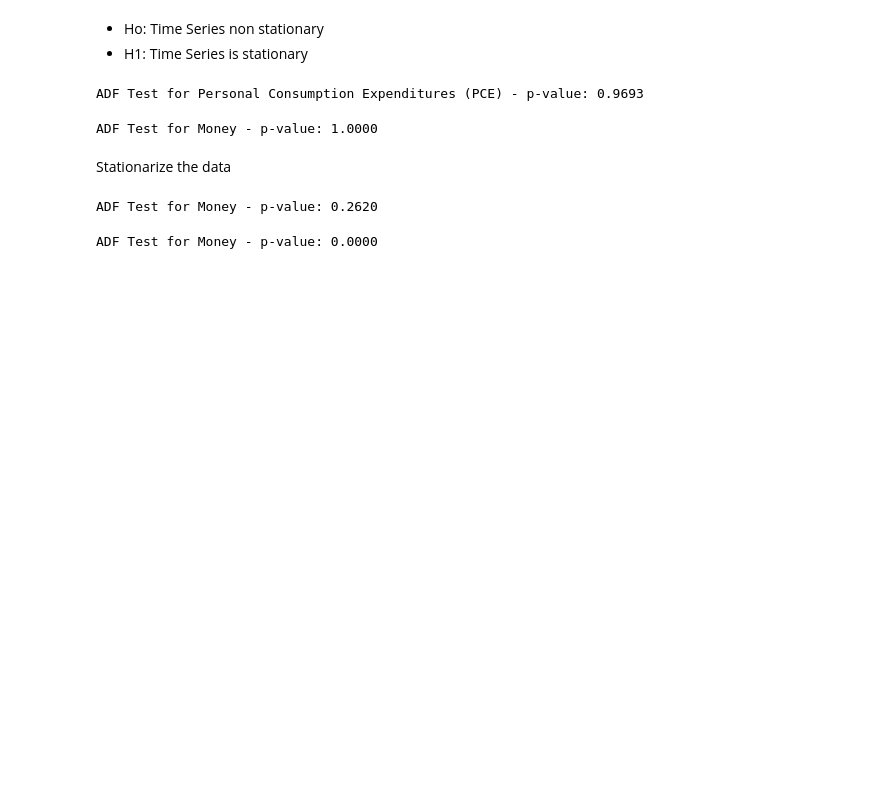
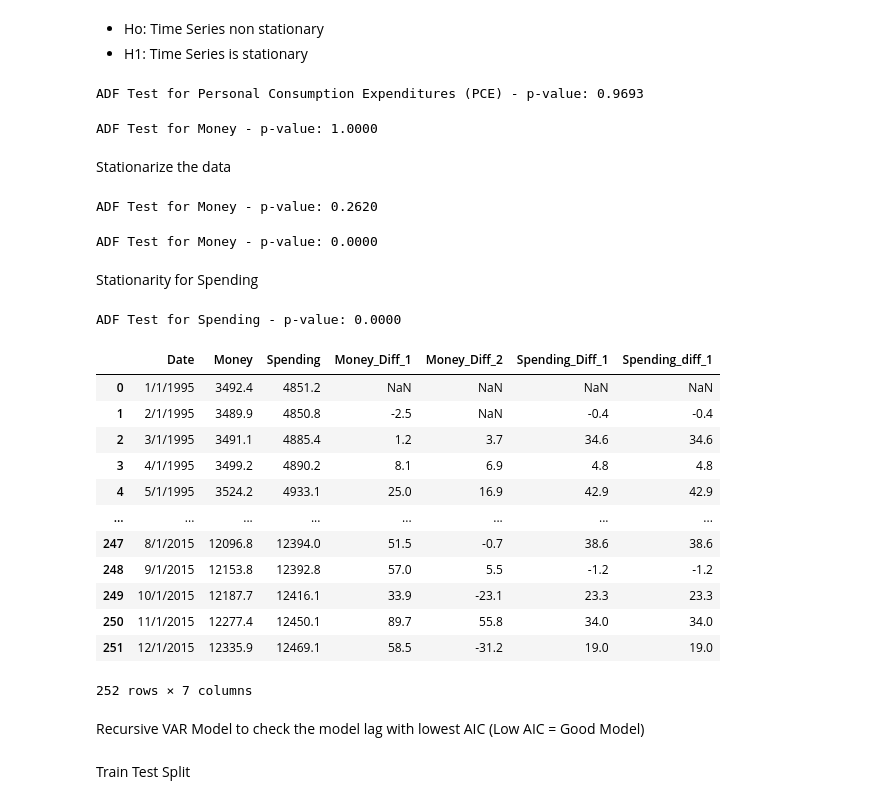
Before and after one commit to muniappabalaji/TimeSeries, a Jupyter notebook: Great_Learning_TSA_August2025.ipynb, the cells around one changed output. Cells and saved outputs as stored; diff of their text form; code cells hidden in the pictures; blank space fills up the shorter version.

```diff
--- a/Great_Learning_TSA_August2025.ipynb
+++ b/Great_Learning_TSA_August2025.ipynb
@@ -150,3 +150,35 @@ adffuller_test = adfuller(merged_df['Money_Diff_2'].dropna())
 print(f"ADF Test for Money - p-value: {adffuller_test[1]:.4f}")
 # %% [output]
 ADF Test for Money - p-value: 0.0000
+# %% [markdown]
+Stationarity for Spending
+# %%
+# adffuller_test = adfuller(merged_df['Spending'])
+# print(f"ADF Test for Personal Consumption Expenditures (PCE) - p-value: {adffuller_test[1]:.4f}")
+
+merged_df['Spending_diff_1'] = merged_df['Spending'].diff()
+# %%
+adffuller_test = adfuller(merged_df['Spending_diff_1'].dropna())
+print(f"ADF Test for Spending - p-value: {adffuller_test[1]:.4f}")
+# %% [output]
+ADF Test for Spending - p-value: 0.0000
+# %%
+merged_df
+# %% [output]
+|  | Date | Money | Spending | Money_Diff_1 | Money_Diff_2 | Spending_Diff_1 | Spending_diff_1 |
+| 0 | 1/1/1995 | 3492.4 | 4851.2 | NaN | NaN | NaN | NaN |
+| 1 | 2/1/1995 | 3489.9 | 4850.8 | -2.5 | NaN | -0.4 | -0.4 |
+| 2 | 3/1/1995 | 3491.1 | 4885.4 | 1.2 | 3.7 | 34.6 | 34.6 |
+| 3 | 4/1/1995 | 3499.2 | 4890.2 | 8.1 | 6.9 | 4.8 | 4.8 |
+| 4 | 5/1/1995 | 3524.2 | 4933.1 | 25.0 | 16.9 | 42.9 | 42.9 |
+| ... | ... | ... | ... | ... | ... | ... | ... |
+| 247 | 8/1/2015 | 12096.8 | 12394.0 | 51.5 | -0.7 | 38.6 | 38.6 |
+| 248 | 9/1/2015 | 12153.8 | 12392.8 | 57.0 | 5.5 | -1.2 | -1.2 |
+| 249 | 10/1/2015 | 12187.7 | 12416.1 | 33.9 | -23.1 | 23.3 | 23.3 |
+| 250 | 11/1/2015 | 12277.4 | 12450.1 | 89.7 | 55.8 | 34.0 | 34.0 |
+| 251 | 12/1/2015 | 12335.9 | 12469.1 | 58.5 | -31.2 | 19.0 | 19.0 |
+252 rows × 7 columns
+# %% [markdown]
+Recursive VAR Model to check the model lag with lowest AIC (Low AIC = Good Model)
+# %% [markdown]
+Train Test Split
```
Also changed, not shown: parts of 35 cells of this notebook.
